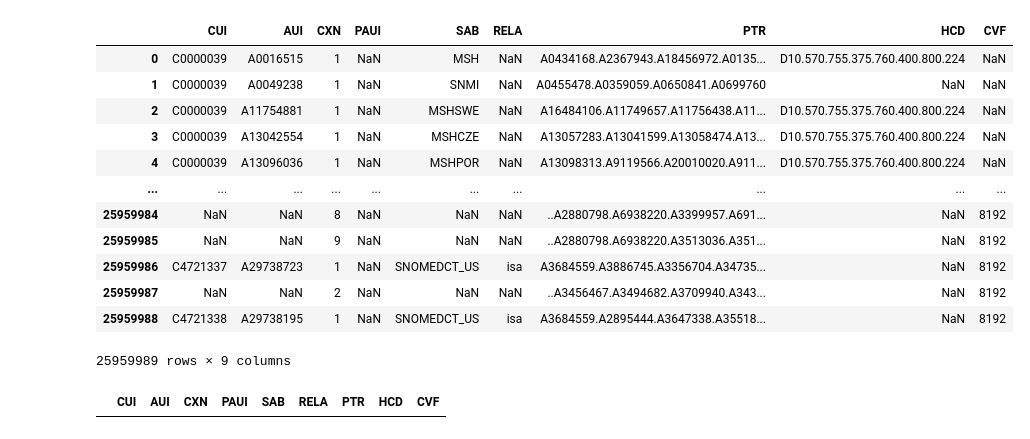
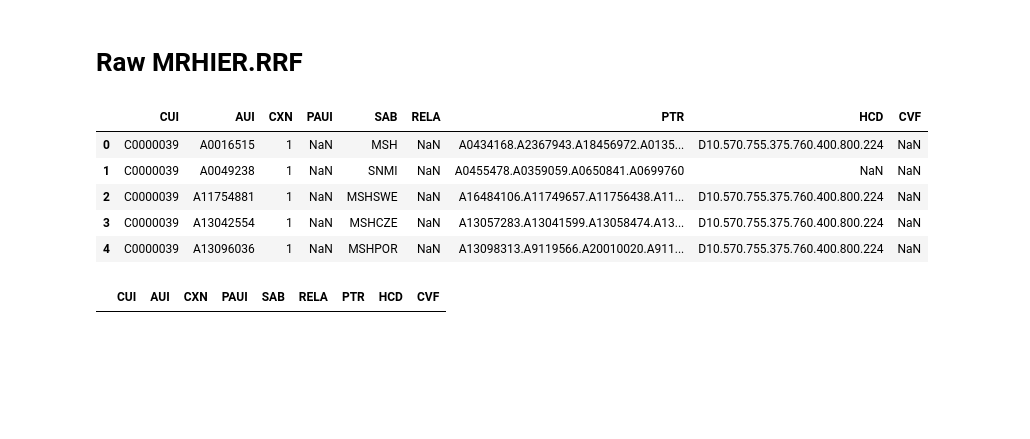
Before and after one commit to zyli93/UMLS-explorer, a Jupyter notebook: MRHIER/MRHIER.ipynb, the cells around one changed output. Cells and saved outputs as stored; diff of their text form; code cells hidden in the pictures; blank space fills up the shorter version.

Commit message:
explored MRHIER metadata

```diff
--- a/MRHIER/MRHIER.ipynb
+++ b/MRHIER/MRHIER.ipynb
@@ -1,26 +1,21 @@
 # %%
 import pandas as pd
+# %% [markdown]
+# Raw MRHIER.RRF
 # %%
 # import MRHIER.RRF
-mrhier = pd.read_csv('/Users/qinyilong/Desktop/ScAi/MRHIER.RRF', sep='|', header=None, dtype=object)
+mrhier = pd.read_csv('../../2018AB_RRF/META/MRHIER.RRF', sep='|', header=None, dtype=object)
 # %%
 # Give columns names and drop the last column
 mrhier = mrhier.drop(9, axis=1)
 mrhier.columns = ['CUI', 'AUI', 'CXN', 'PAUI', 'SAB', 'RELA', 'PTR', 'HCD', 'CVF']
 # %%
-mrhier
+mrhier.head()
 # %% [output]
 |  | CUI | AUI | CXN | PAUI | SAB | RELA | PTR | HCD | CVF |
 | 0 | C0000039 | A0016515 | 1 | NaN | MSH | NaN | A0434168.A2367943.A18456972.A0135... | D10.570.755.375.760.400.800.224 | NaN |
 | 1 | C0000039 | A0049238 | 1 | NaN | SNMI | NaN | A0455478.A0359059.A0650841.A0699760 | NaN | NaN |
 | 2 | C0000039 | A11754881 | 1 | NaN | MSHSWE | NaN | A16484106.A11749657.A11756438.A11... | D10.570.755.375.760.400.800.224 | NaN |
 | 3 | C0000039 | A13042554 | 1 | NaN | MSHCZE | NaN | A13057283.A13041599.A13058474.A13... | D10.570.755.375.760.400.800.224 | NaN |
 | 4 | C0000039 | A13096036 | 1 | NaN | MSHPOR | NaN | A13098313.A9119566.A20010020.A911... | D10.570.755.375.760.400.800.224 | NaN |
-| ... | ... | ... | ... | ... | ... | ... | ... | ... | ... |
-| 25959984 | NaN | NaN | 8 | NaN | NaN | NaN | ..A2880798.A6938220.A3399957.A691... | NaN | 8192 |
-| 25959985 | NaN | NaN | 9 | NaN | NaN | NaN | ..A2880798.A6938220.A3513036.A351... | NaN | 8192 |
-| 25959986 | C4721337 | A29738723 | 1 | NaN | SNOMEDCT_US | isa | A3684559.A3886745.A3356704.A34735... | NaN | 8192 |
-| 25959987 | NaN | NaN | 2 | NaN | NaN | NaN | ..A3456467.A3494682.A3709940.A343... | NaN | 8192 |
-| 25959988 | C4721338 | A29738195 | 1 | NaN | SNOMEDCT_US | isa | A3684559.A2895444.A3647338.A35518... | NaN | 8192 |
-25959989 rows × 9 columns
 # %%
```
Also changed, not shown: parts of 24 cells of this notebook.
